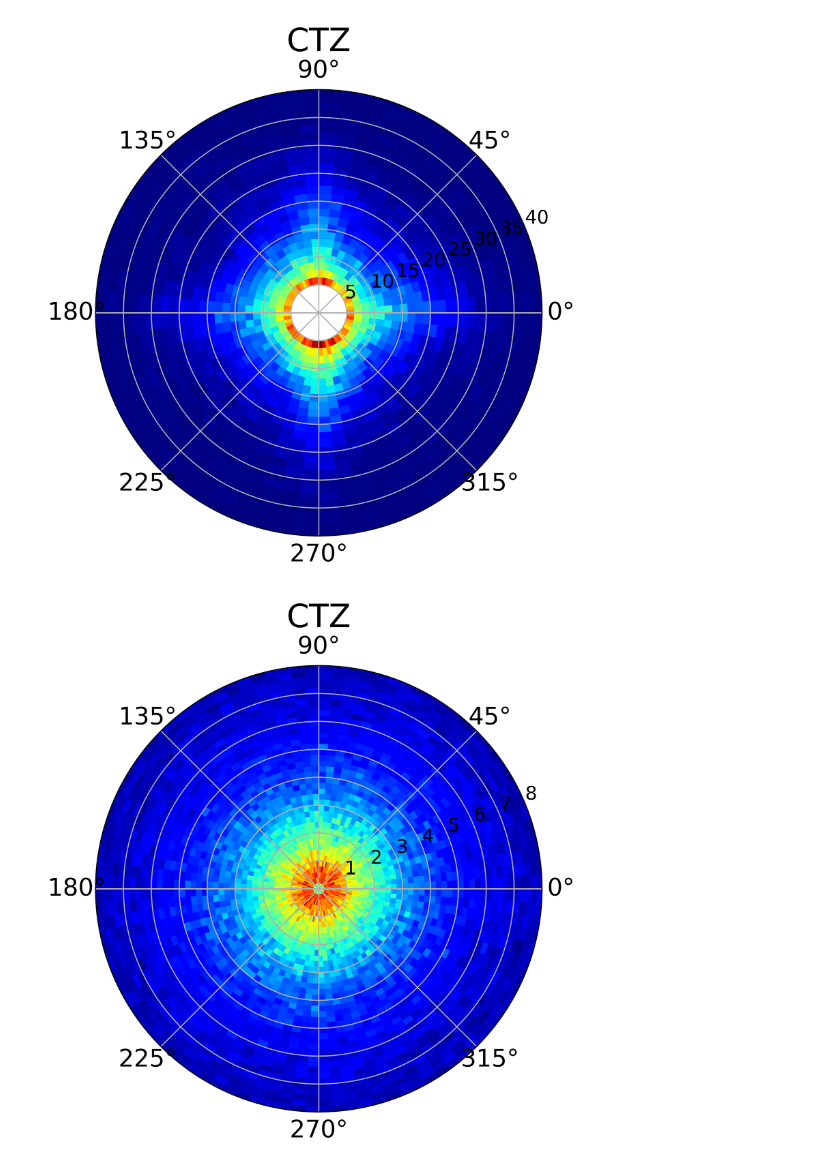
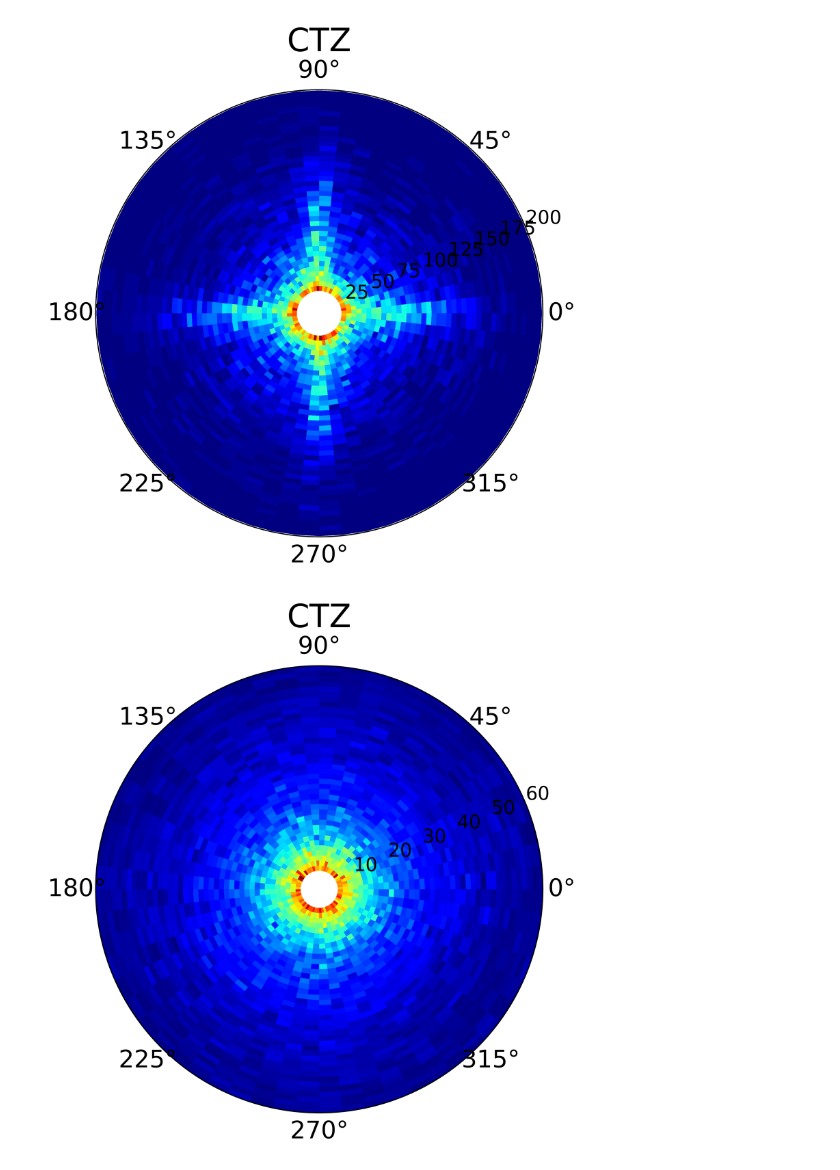
Before and after one commit to IsonaEi/behavior_analysis, a Jupyter notebook: Open_Field/open_field_behavior_calculator.ipynb, the cells around one changed output. Cells and saved outputs as stored; diff of their text form; code cells hidden in the pictures.

```diff
--- a/Open_Field/open_field_behavior_calculator.ipynb
+++ b/Open_Field/open_field_behavior_calculator.ipynb
@@ -200,7 +200,7 @@ for index, data_file_dir in enumerate(data_file_paths):
     all_raw_df[index] = df
 # %%
 #data processing
-def extract_spine_data(df):
+def extract_spine_data(df, n):
     # 提取'spine2'
     spine2_columns = df.iloc[:, [13, 14, 15]]
     spine2_columns.columns = spine2_columns.iloc[2]
@@ -215,19 +215,25 @@ def extract_spine_data(df):
     spine2_columns = spine2_columns.dropna()
     spine2_columns = spine2_columns[spine2_columns['likelihood'] >= 0.9]
 
+    # 添加索引以方便downsampling
+    spine2_columns.reset_index(drop=True, inplace=True)
+
+    # Downsampling: 每筆資料至少間隔n個frame
+    downsampled_spine2_columns = spine2_columns.iloc[::n, :]
 
     # 提取'spine2'的x和y座標
-    spine2_x = spine2_columns['x']
-    spine2_y = spine2_columns['y']
+    spine2_x = downsampled_spine2_columns['x']
+    spine2_y = downsampled_spine2_columns['y']
 
     return spine2_x, spine2_y
+
 
 def CombineData(df):
     x = pd.DataFrame()
     y = pd.DataFrame()
 
     for index, df in all_raw_df.items():
-        new_x, new_y = extract_spine_data(df)
+        new_x, new_y = extract_spine_data(df, 5)
         x = pd.concat([x, new_x])
         y = pd.concat([y, new_y])
 
@@ -343,8 +344,8 @@ x, y = CombineData(all_raw_df)
 
 AngularVelocity = PolarCoordinatesOfAngularVelocity(x, y)
 
-AngularVelocity = AngularVelocity[AngularVelocity['r'] >= 5]
-AngularVelocity = AngularVelocity[AngularVelocity['r'] <= 60]
+AngularVelocity = AngularVelocity[AngularVelocity['r'] >= 20]
+AngularVelocity = AngularVelocity[AngularVelocity['r'] <= 200]
 
 plt.figure(figsize=(6, 6), dpi=600)
 
@@ -363,43 +364,43 @@ ax.tick_params(axis='y', labelsize=14)
 
 
 # 添加顏色條
-plt.ylim(0, 40)
+plt.ylim(0, 200)
 plt.title('CTZ', size=24)
 plt.show()
 # %% [output]
-[figure, old version]
+[figure, new version]
 # %%
 # acceleration radial heat map
 import numpy as np
 from matplotlib import colors
 import matplotlib.pyplot as plt
 
 x, y = CombineData(all_raw_df)
 
 VelocityPolarVector = PolarCoordinatesOfAngularVelocity(x, y)
 
-VelocityPolarVector = VelocityPolarVector[VelocityPolarVector['dr'] >= 0]
-VelocityPolarVector = VelocityPolarVector[VelocityPolarVector['dr'] <= 20]
+VelocityPolarVector = VelocityPolarVector[VelocityPolarVector['dr'] >= 5]
+VelocityPolarVector = VelocityPolarVector[VelocityPolarVector['dr'] <= 60]
 
 plt.figure(figsize=(6, 6), dpi=600)
 
 # 創建一個新的極座標子圖
 ax = plt.subplot(111, polar=True)
 
 # 創建一個直方圖。注意，我們需要使用np.histogram2d來計算直方圖的bins和counts
-counts, xedges, yedges = np.histogram2d(VelocityPolarVector['dtheta'], VelocityPolarVector['dr'], bins=[100, 100])
+counts, xedges, yedges = np.histogram2d(VelocityPolarVector['dtheta'], VelocityPolarVector['dr'], bins=[60, 40])
 
 # 使用ax.pcolormesh來創建徑向熱圖
 c = ax.pcolormesh(xedges, yedges, counts.T, cmap=plt.cm.jet)
 
 # Change the font size of the angle labels
 ax.tick_params(axis='x', labelsize=18)
 ax.tick_params(axis='y', labelsize=14)
 
 
 # 添加顏色條
-plt.ylim(0, 8)
+plt.ylim(0, 60)
 plt.title('CTZ', size=24)
 plt.show()
 # %% [output]
-[figure, old version]
+[figure, new version]
```
Also changed, not shown: parts of 19 cells of this notebook, 21 other files.
